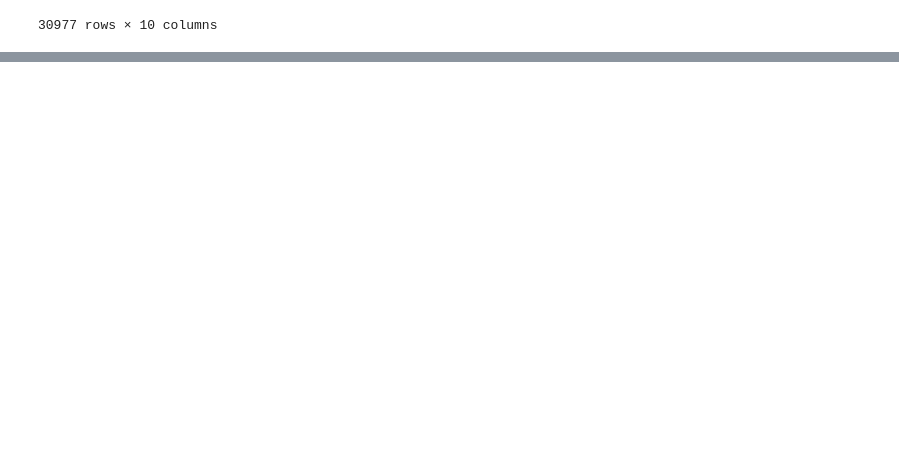
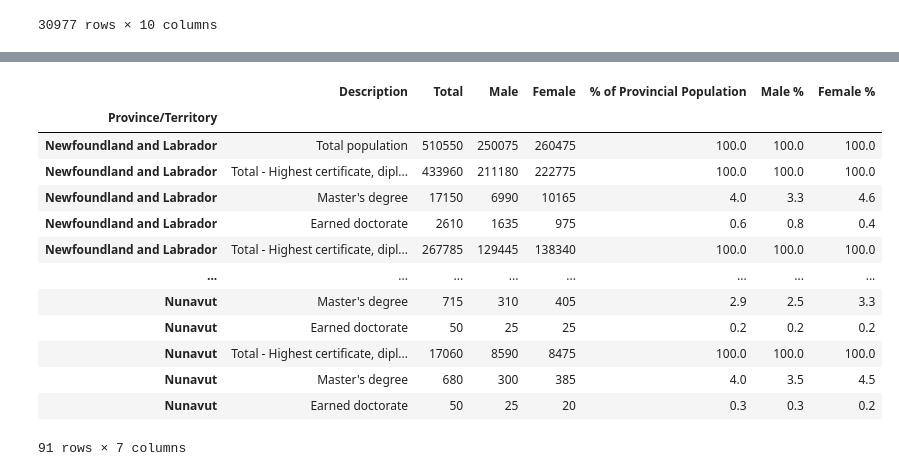
Before and after one commit to BehnooshNasri/project_one, a Jupyter notebook: gender and grad school/Gender Data Cleaning.ipynb, the cells around one changed output, grey strips where cells are left out. Saved outputs shown, nothing was run; the diff lists cells and outputs as text; code cells hidden in the pictures; blank space fills up the shorter version.

```diff
--- a/gender and grad school/Gender Data Cleaning.ipynb
+++ b/gender and grad school/Gender Data Cleaning.ipynb
@@ -84,0 +122,23 @@ education_df
+# %%
+# Convert to integer
+education_df['Male'] = education_df['Male'].astype(int)
+education_df['Female'] = education_df['Female'].astype(int)
+education_df['Total'] = education_df['Total'].astype(int)
+
+# Displaying the DF
+education_df
+# %% [output]
+|  | Description | Total | Male | Female | % of Provincial Population | Male % | Female % |
+| Province/Territory |  |  |  |  |  |  |  |
+| Newfoundland and Labrador | Total population | 510550 | 250075 | 260475 | 100.0 | 100.0 | 100.0 |
+| Newfoundland and Labrador | Total - Highest certificate, dipl... | 433960 | 211180 | 222775 | 100.0 | 100.0 | 100.0 |
+| Newfoundland and Labrador | Master's degree | 17150 | 6990 | 10165 | 4.0 | 3.3 | 4.6 |
+| Newfoundland and Labrador | Earned doctorate | 2610 | 1635 | 975 | 0.6 | 0.8 | 0.4 |
+| Newfoundland and Labrador | Total - Highest certificate, dipl... | 267785 | 129445 | 138340 | 100.0 | 100.0 | 100.0 |
+| ... | ... | ... | ... | ... | ... | ... | ... |
+| Nunavut | Master's degree | 715 | 310 | 405 | 2.9 | 2.5 | 3.3 |
+| Nunavut | Earned doctorate | 50 | 25 | 25 | 0.2 | 0.2 | 0.2 |
+| Nunavut | Total - Highest certificate, dipl... | 17060 | 8590 | 8475 | 100.0 | 100.0 | 100.0 |
+| Nunavut | Master's degree | 680 | 300 | 385 | 4.0 | 3.5 | 4.5 |
+| Nunavut | Earned doctorate | 50 | 25 | 20 | 0.3 | 0.3 | 0.2 |
+91 rows × 7 columns
```
Also changed, not shown: parts of 6 cells of this notebook, 1 other file.
